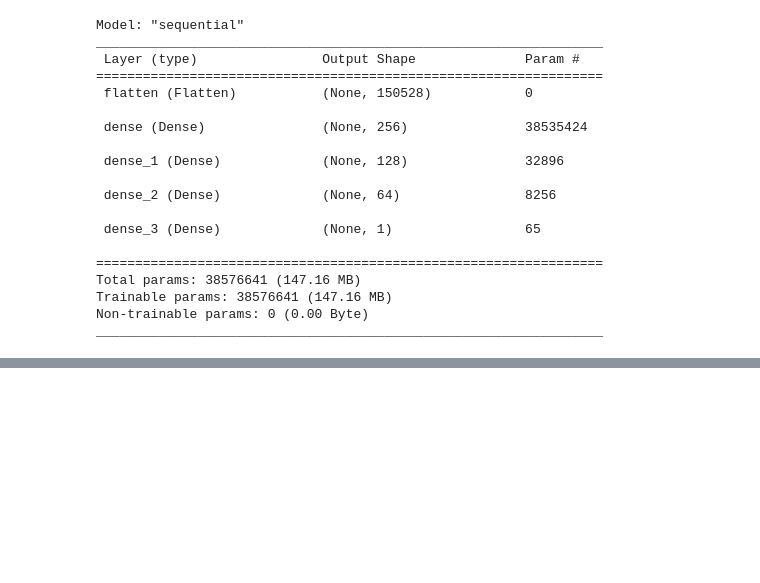
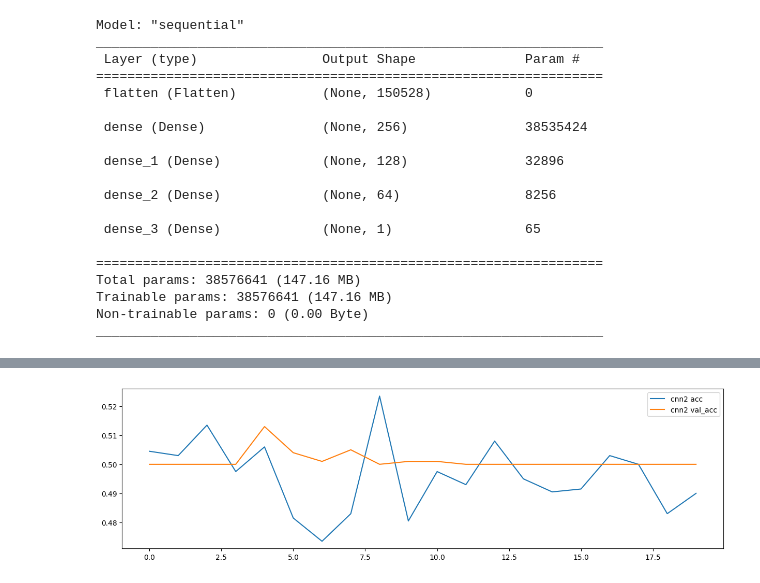
Before and after one commit to Jang-jw/DeepLearning, a Jupyter notebook: ex08_개,고양이_mlp,cnn실습.ipynb, the cells around one changed output, grey strips where cells are left out. Cells and saved outputs as stored; diff of their text form; code cells hidden in the pictures; blank space fills up the shorter version.

```diff
--- a/ex08_개,고양이_mlp,cnn실습.ipynb
+++ b/ex08_개,고양이_mlp,cnn실습.ipynb
@@ -162,0 +342,12 @@ plt.show()
+# %%
+# 데이터와 변형 설정 부분 연결하기
+train_generator=train_gen.flow_from_directory(train_dir,
+                                         target_size=(224,224),
+                                         batch_size=10,
+                                         class_mode='binary')
+# 이진분류 설정 연결 => 라벨번호 0 번부터 시작, 폴더는 알파벳 순서로 확인
+# cats : 0 , dogs : 1
+test_generator=test_gen.flow_from_directory(test_dir,
+                                         target_size=(224,224),
+                                         batch_size=10,
+                                         class_mode='binary')
@@ -162,0 +406,15 @@ plt.show()
+# %%
+# cnn_model2 컴파일
+cnn_model2.compile(loss='binary_crossentropy',
+                   optimizer='adam',
+                   metrics=['accuracy'])
+
+# fit 증식할 이미지를 학습할 때 연결
+# 증식 + 학습 : fit_generator()
+# 이미지 증식을 하고 학습 진행할 경우, 학습 현황이 들쭉날쭉한 경향이 있음
+# 조기학습 x
+# 반복횟수를 크게 설정하는 경우가 많음
+# 검증용 데이터를 test 데이터로 활용
+cnn_his2=cnn_model2.fit_generator(generator=train_generator,
+                                  validation_data=test_generator,
+                                  epochs=20)
@@ -162,0 +439,14 @@ plt.show()
+# %%
+# 선그래프로 val_acc, acc 시각화 해보기
+# cnn_his.history
+# plt.plot(y 값 설정, 라벨)
+# plt.plot(y 값 설정, 라벨)
+# 범례출력
+# 그래프 출력
+plt.figure(figsize=(15,4))
+plt.plot(cnn_his2.history['accuracy'],label='cnn2 acc')
+plt.plot(cnn_his2.history['val_accuracy'],label='cnn2 val_acc')
+plt.legend()
+plt.show()
+# %% [output]
+[figure, added]
```
Also changed, not shown: parts of 18 cells of this notebook.
